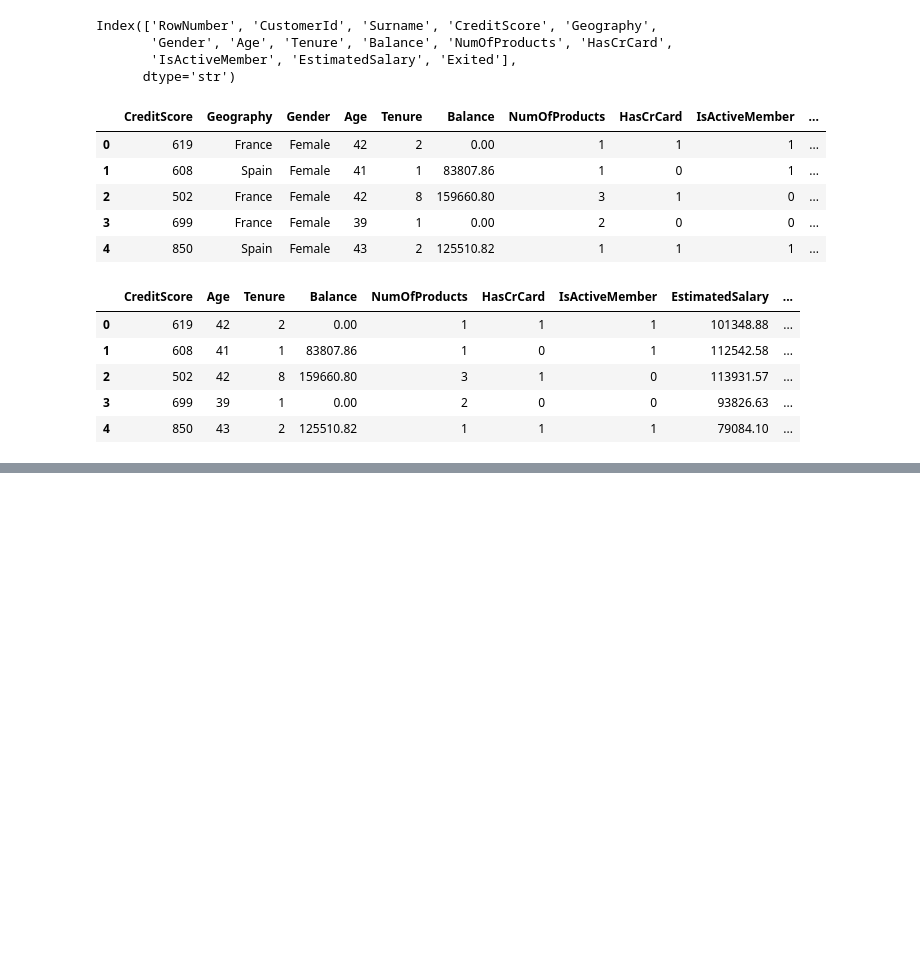
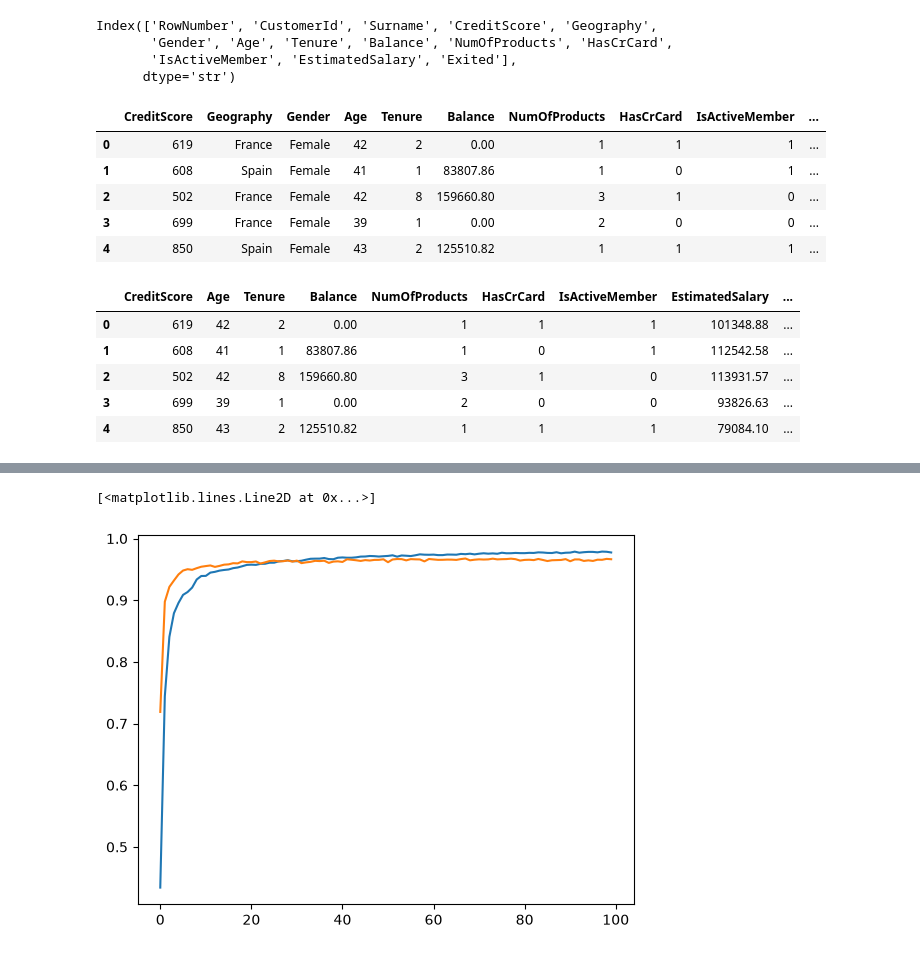
Before and after one commit to ghost-28-02/DL, a Jupyter notebook: MLP.ipynb, the cells around one changed output, grey strips where cells are left out. Saved outputs shown, nothing was run; the diff lists cells and outputs as text; code cells hidden in the pictures; blank space fills up the shorter version.

```diff
--- a/MLP.ipynb
+++ b/MLP.ipynb
@@ -231,0 +334,6 @@ plt.plot(history.history['val_accuracy'])
+# %%
+plt.plot(history.history['accuracy'])
+plt.plot(history.history['val_accuracy'])
+# %% [output]
+[<matplotlib.lines.Line2D at 0x...>]
+[figure, added]
```
Also changed, not shown: parts of 37 cells of this notebook, 3 other files.
